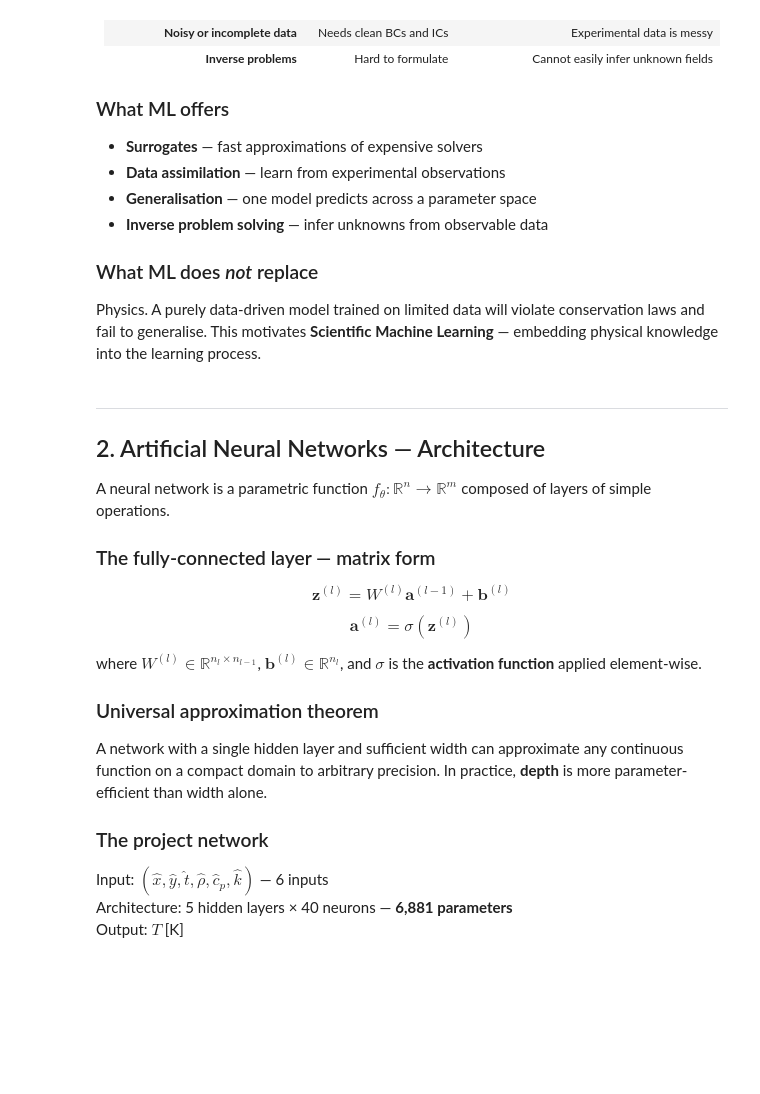
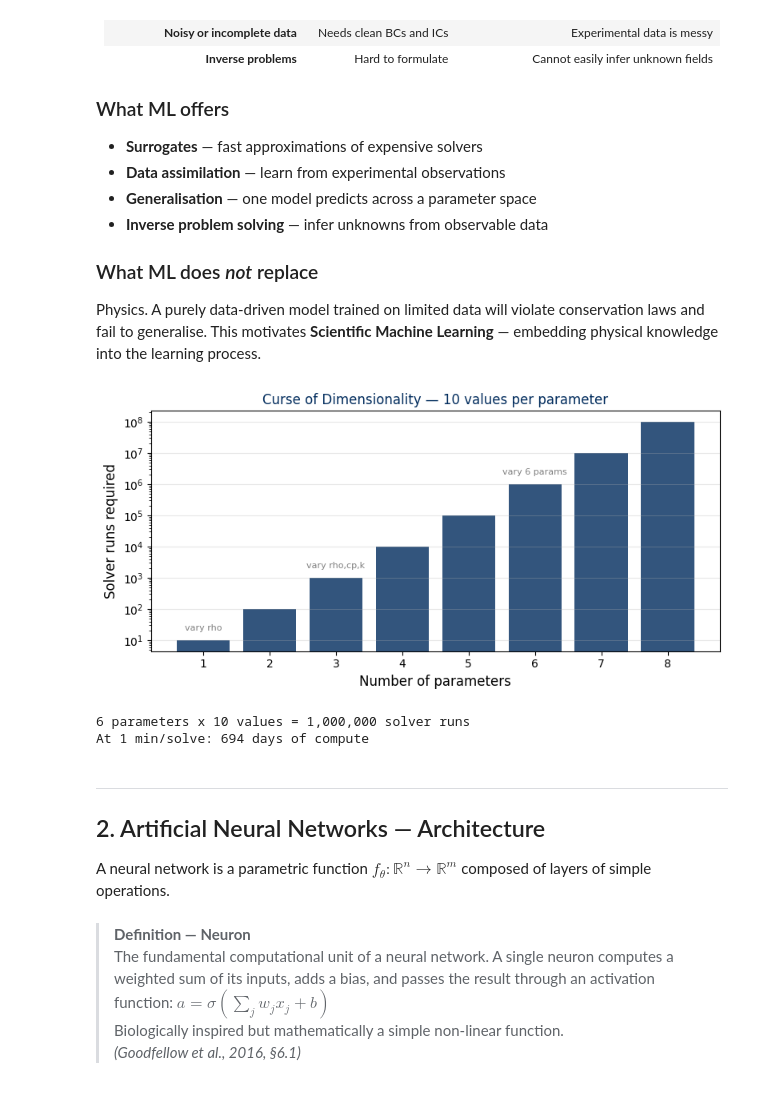
Before and after one commit to muaazbhamjee/mkm411-sciml-lectures, a Jupyter notebook: Lecture_1_ANNs_and_SciML.ipynb, the cells around one changed output. Cells and saved outputs as stored; diff of their text form; code cells hidden in the pictures; blank space fills up the shorter version.

```diff
--- a/Lecture_1_ANNs_and_SciML.ipynb
+++ b/Lecture_1_ANNs_and_SciML.ipynb
@@ -58,47 +66,39 @@ Physics. A purely data-driven model trained on limited data will violate
 conservation laws and fail to generalise. This motivates **Scientific Machine
 Learning** — embedding physical knowledge into the learning process.
 # %%
-# Curse of dimensionality — how quickly does a parameter sweep grow?
 dims = np.arange(1, 9)
 points_per_dim = 10
-
 fig, ax = plt.subplots(figsize=(8, 4))
 ax.bar(dims, points_per_dim**dims, color=UP_BLUE, alpha=0.8)
 ax.set_yscale('log')
 ax.set_xlabel('Number of parameters', fontsize=12)
 ax.set_ylabel('Solver runs required', fontsize=12)
 ax.set_title('Curse of Dimensionality — 10 values per parameter',
              fontsize=12, color=UP_BLUE)
 ax.set_xticks(dims)
 ax.grid(True, alpha=0.3, axis='y')
 for d, label in {1: 'vary rho', 3: 'vary rho,cp,k', 6: 'vary 6 params'}.items():
-    ax.text(d, points_per_dim**d * 2, label, ha='center',
-            fontsize=8, color='gray')
+    ax.text(d, points_per_dim**d * 2, label, ha='center', fontsize=8, color='gray')
 plt.tight_layout(); plt.show()
 print(f"6 parameters x 10 values = {10**6:,} solver runs")
 print(f"At 1 min/solve: {10**6/60/24:.0f} days of compute")
+# %% [output]
+[figure, added]
+6 parameters x 10 values = 1,000,000 solver runs
+At 1 min/solve: 694 days of compute
-# %% [markdown]
----
-## 2. Artificial Neural Networks — Architecture
-
-A neural network is a parametric function $f_\theta: \mathbb{R}^n \to \mathbb{R}^m$
-composed of layers of simple operations.
-
-### The fully-connected layer — matrix form
-
-$$\mathbf{z}^{(l)} = W^{(l)}\mathbf{a}^{(l-1)} + \mathbf{b}^{(l)}$$
-
-$$\mathbf{a}^{(l)} = \sigma\!\left(\mathbf{z}^{(l)}\right)$$
-
-where $W^{(l)} \in \mathbb{R}^{n_l \times n_{l-1}}$, $\mathbf{b}^{(l)} \in \mathbb{R}^{n_l}$,
-and $\sigma$ is the **activation function** applied element-wise.
-
-### Universal approximation theorem
-A network with a single hidden layer and sufficient width can approximate
-any continuous function on a compact domain to arbitrary precision.
-In practice, **depth** is more parameter-efficient than width alone.
-
-### The project network
-Input: $(\hat{x}, \hat{y}, \hat{t}, \hat{\rho}, \hat{c}_p, \hat{k})$ — 6 inputs
-Architecture: 5 hidden layers × 40 neurons — **6,881 parameters**
-Output: $T$ [K]
+# %% [markdown]
+---
+## 2. Artificial Neural Networks — Architecture
+
+A neural network is a parametric function $f_\theta: \mathbb{R}^n \to \mathbb{R}^m$
+composed of layers of simple operations.
+# %%
+display(Markdown(DEF_NEURON))
+# %% [output]
+> **Definition — Neuron**
+> The fundamental computational unit of a neural network. A single neuron
+> computes a weighted sum of its inputs, adds a bias, and passes the result
+> through an activation function:
+> $a = \sigma\!\left(\sum_j w_j x_j + b\right)$
+> Biologically inspired but mathematically a simple non-linear function.
+> *(Goodfellow et al., 2016, §6.1)*
```
Also changed, not shown: parts of 57 cells of this notebook, 5 other files.
